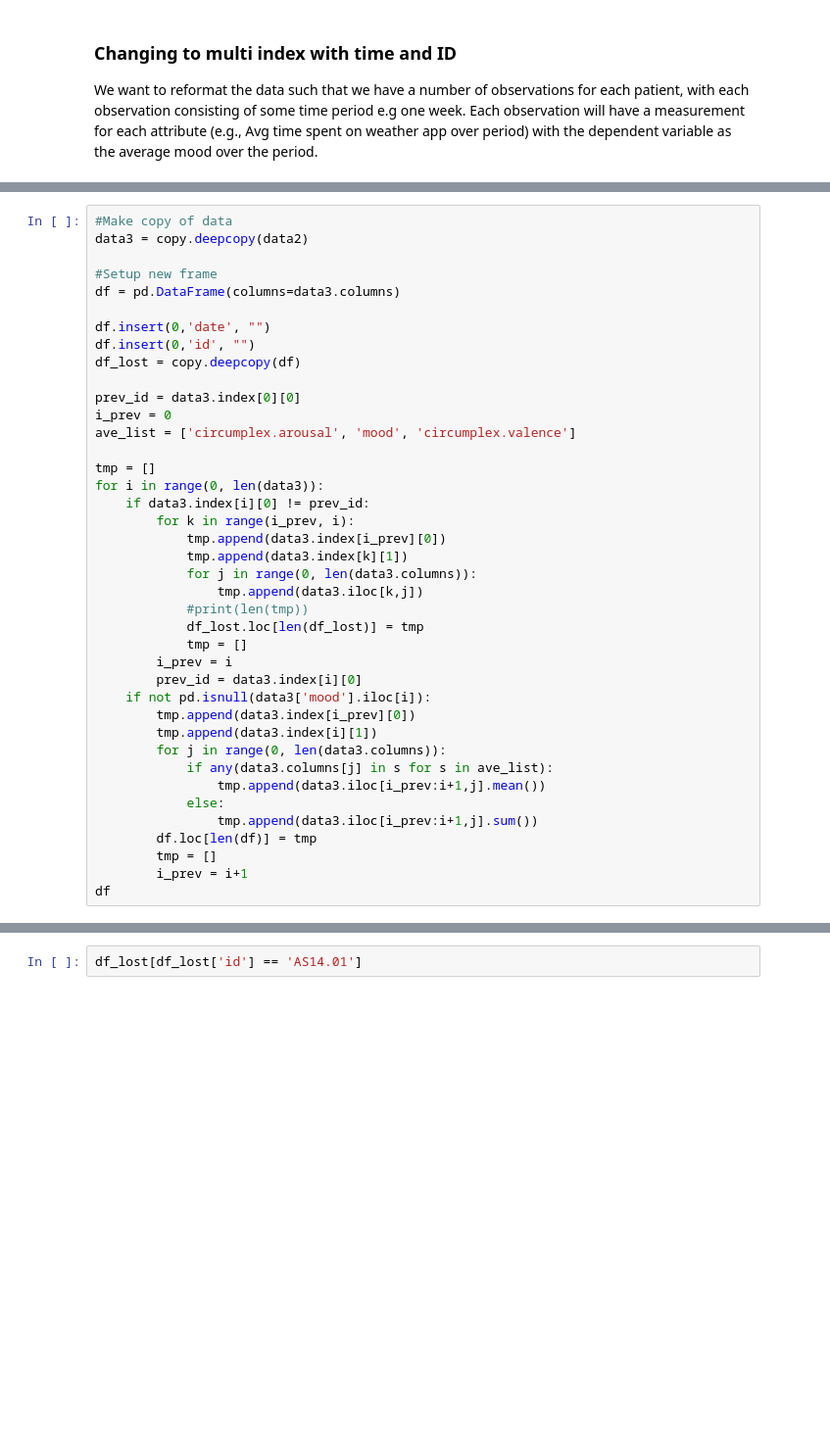
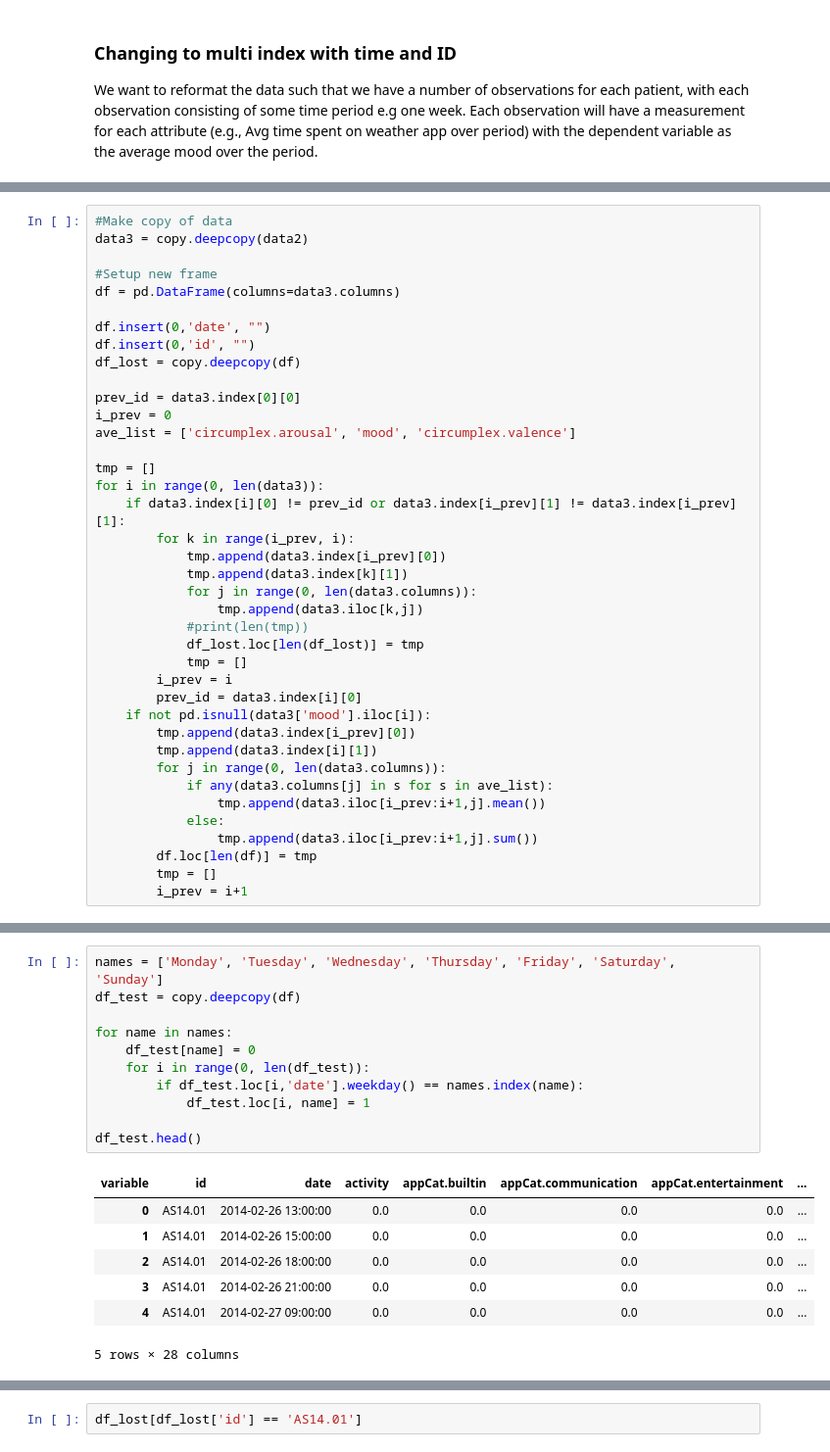
Before and after one commit to jelrae/dataMineAss1, a Jupyter notebook: DMT1-Jordan_Work.ipynb, the cells around one changed output, grey strips where cells are left out. Shown at 98% size. Cells and saved outputs as stored; diff of their text form; blank space fills up the shorter version.

```diff
--- a/DMT1-Jordan_Work.ipynb
+++ b/DMT1-Jordan_Work.ipynb
@@ -60,7 +60,7 @@ ave_list = ['circumplex.arousal', 'mood', 'circumplex.valence']
 
 tmp = []
 for i in range(0, len(data3)):
-    if data3.index[i][0] != prev_id:
+    if data3.index[i][0] != prev_id or data3.index[i_prev][1] != data3.index[i_prev][1]:
         for k in range(i_prev, i):
             tmp.append(data3.index[i_prev][0])
             tmp.append(data3.index[k][1])
@@ -82,4 +82,3 @@ for i in range(0, len(data3)):
         df.loc[len(df)] = tmp
         tmp = []
         i_prev = i+1
-df
@@ -104,0 +85,19 @@ df
+# %%
+names = ['Monday', 'Tuesday', 'Wednesday', 'Thursday', 'Friday', 'Saturday', 'Sunday']
+df_test = copy.deepcopy(df)
+
+for name in names:
+    df_test[name] = 0
+    for i in range(0, len(df_test)):
+        if df_test.loc[i,'date'].weekday() == names.index(name):
+            df_test.loc[i, name] = 1
+
+df_test.head()
+# %% [output]
+| variable | id | date | activity | appCat.builtin | appCat.communication | appCat.entertainment | ... |
+| 0 | AS14.01 | 2014-02-26 13:00:00 | 0.0 | 0.0 | 0.0 | 0.0 | ... |
+| 1 | AS14.01 | 2014-02-26 15:00:00 | 0.0 | 0.0 | 0.0 | 0.0 | ... |
+| 2 | AS14.01 | 2014-02-26 18:00:00 | 0.0 | 0.0 | 0.0 | 0.0 | ... |
+| 3 | AS14.01 | 2014-02-26 21:00:00 | 0.0 | 0.0 | 0.0 | 0.0 | ... |
+| 4 | AS14.01 | 2014-02-27 09:00:00 | 0.0 | 0.0 | 0.0 | 0.0 | ... |
+5 rows × 28 columns
```
Also changed, not shown: parts of 5 cells of this notebook, 2 other files.
